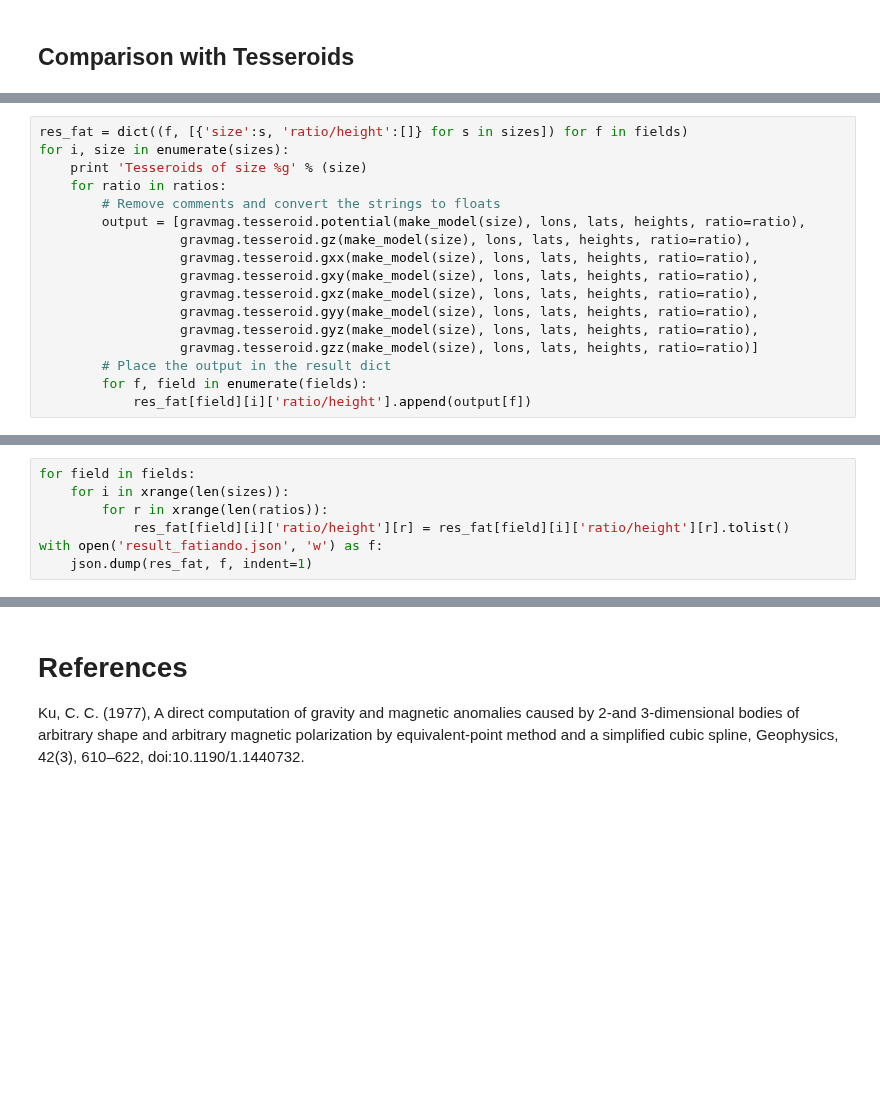
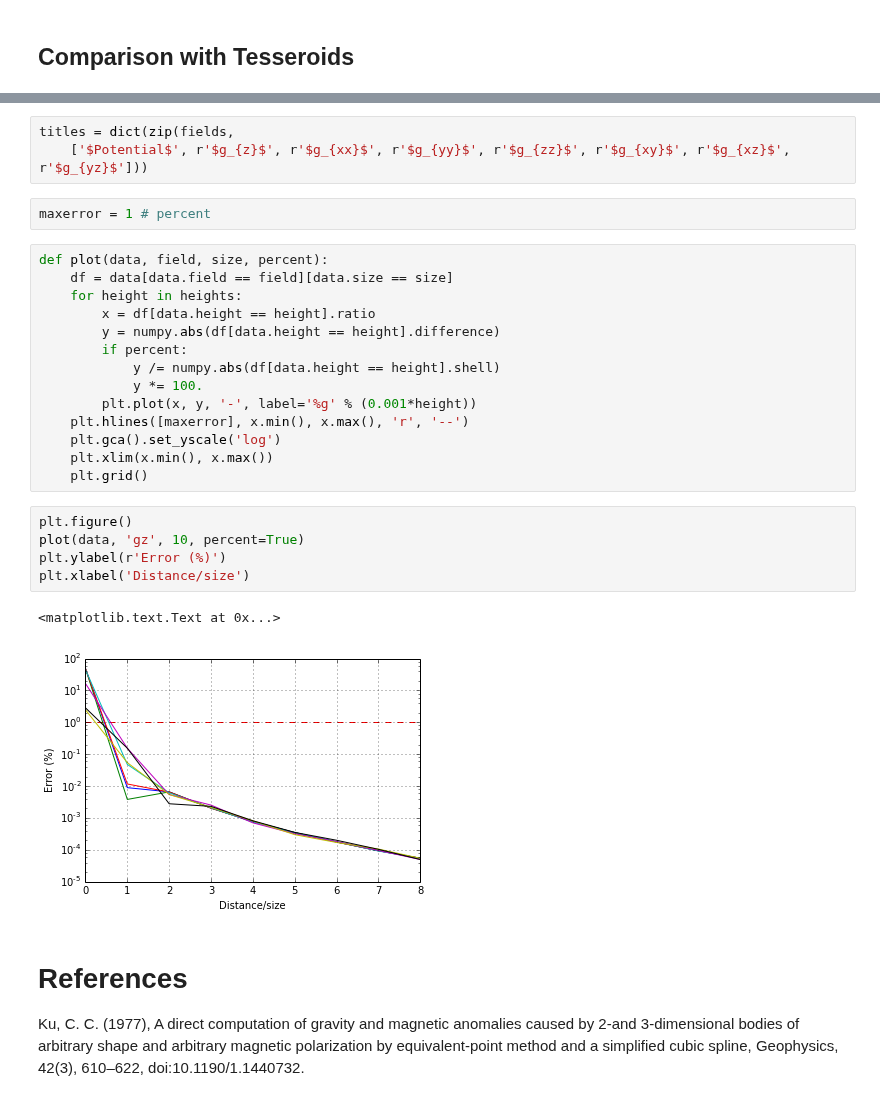
Before and after one commit to pinga-lab/paper-tesseroids, a Jupyter notebook: notebooks/tesseroid_vs_spherical_shell.ipynb, the cells around one changed output, grey strips where cells are left out. Drawn from its saved outputs; the diff is of its cells as text; blank space fills up the shorter version.

```diff
--- a/notebooks/tesseroid_vs_spherical_shell.ipynb
+++ b/notebooks/tesseroid_vs_spherical_shell.ipynb
@@ -222,17 +235,0 @@ Run the same comparison for the tesseroid implementation in Fatiando a Terra to
-# %%
-res_fat = dict((f, [{'size':s, 'ratio/height':[]} for s in sizes]) for f in fields)
-for i, size in enumerate(sizes):
-    print 'Tesseroids of size %g' % (size)
-    for ratio in ratios:
-        # Remove comments and convert the strings to floats
-        output = [gravmag.tesseroid.potential(make_model(size), lons, lats, heights, ratio=ratio),
-                  gravmag.tesseroid.gz(make_model(size), lons, lats, heights, ratio=ratio),
-                  gravmag.tesseroid.gxx(make_model(size), lons, lats, heights, ratio=ratio),
-                  gravmag.tesseroid.gxy(make_model(size), lons, lats, heights, ratio=ratio),
-                  gravmag.tesseroid.gxz(make_model(size), lons, lats, heights, ratio=ratio),
-                  gravmag.tesseroid.gyy(make_model(size), lons, lats, heights, ratio=ratio),
-                  gravmag.tesseroid.gyz(make_model(size), lons, lats, heights, ratio=ratio),
-                  gravmag.tesseroid.gzz(make_model(size), lons, lats, heights, ratio=ratio)]
-        # Place the output in the result dict
-        for f, field in enumerate(fields):
-            res_fat[field][i]['ratio/height'].append(output[f])
@@ -245,7 +235,0 @@ Tesseroids of size 20
-# %%
-for field in fields:
-    for i in xrange(len(sizes)):
-        for r in xrange(len(ratios)):
-            res_fat[field][i]['ratio/height'][r] = res_fat[field][i]['ratio/height'][r].tolist()
-with open('result_fatiando.json', 'w') as f:
-    json.dump(res_fat, f, indent=1)
@@ -263,3 +236,30 @@ make_plots(res_fat, save=False)
+# %%
+titles = dict(zip(fields,
+    ['$Potential$', r'$g_{z}$', r'$g_{xx}$', r'$g_{yy}$', r'$g_{zz}$', r'$g_{xy}$', r'$g_{xz}$', r'$g_{yz}$']))
+# %%
+maxerror = 1 # percent
+# %%
+def plot(data, field, size, percent):
+    df = data[data.field == field][data.size == size]
+    for height in heights:
+        x = df[data.height == height].ratio
+        y = numpy.abs(df[data.height == height].difference)
+        if percent:
+            y /= numpy.abs(df[data.height == height].shell)
+            y *= 100.
+        plt.plot(x, y, '-', label='%g' % (0.001*height))
+    plt.hlines([maxerror], x.min(), x.max(), 'r', '--')
+    plt.gca().set_yscale('log')
+    plt.xlim(x.min(), x.max())
+    plt.grid()
+# %%
+plt.figure()
+plot(data, 'gz', 10, percent=True)
+plt.ylabel(r'Error (%)')
+plt.xlabel('Distance/size')
+# %% [output]
+<matplotlib.text.Text at 0x...>
+[figure, added]
 # %% [markdown]
 # References
 
```
Also changed, not shown: parts of 19 cells of this notebook, 2 other files.
